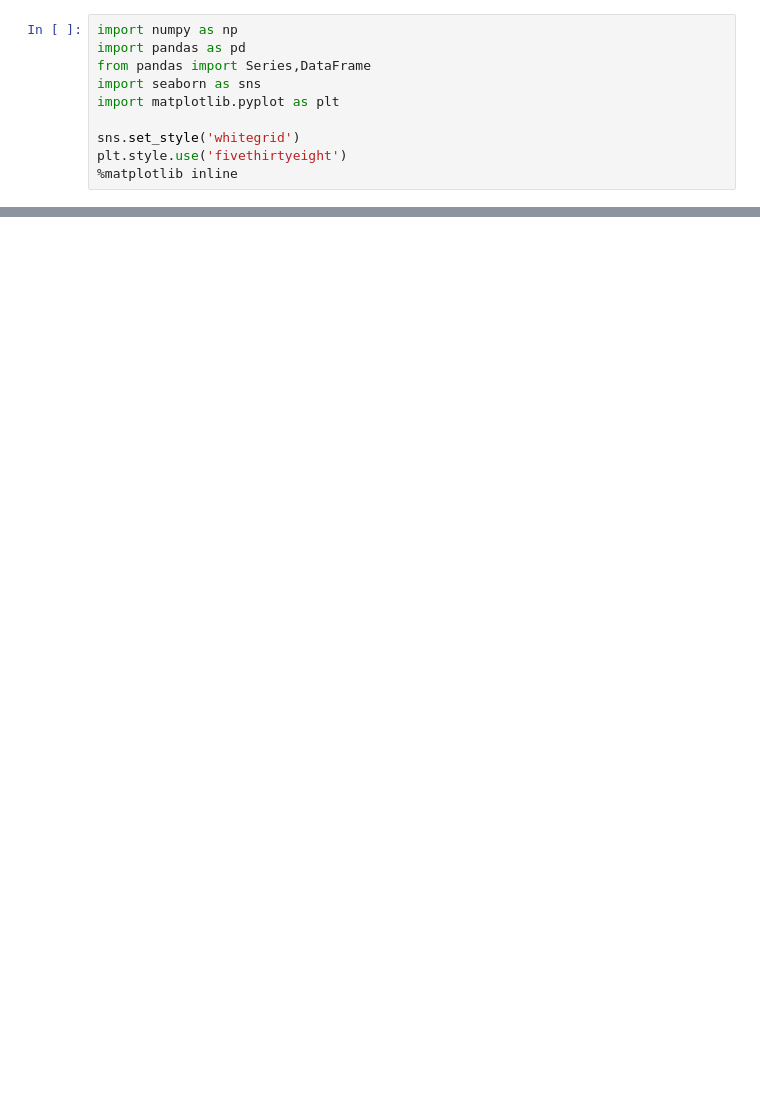
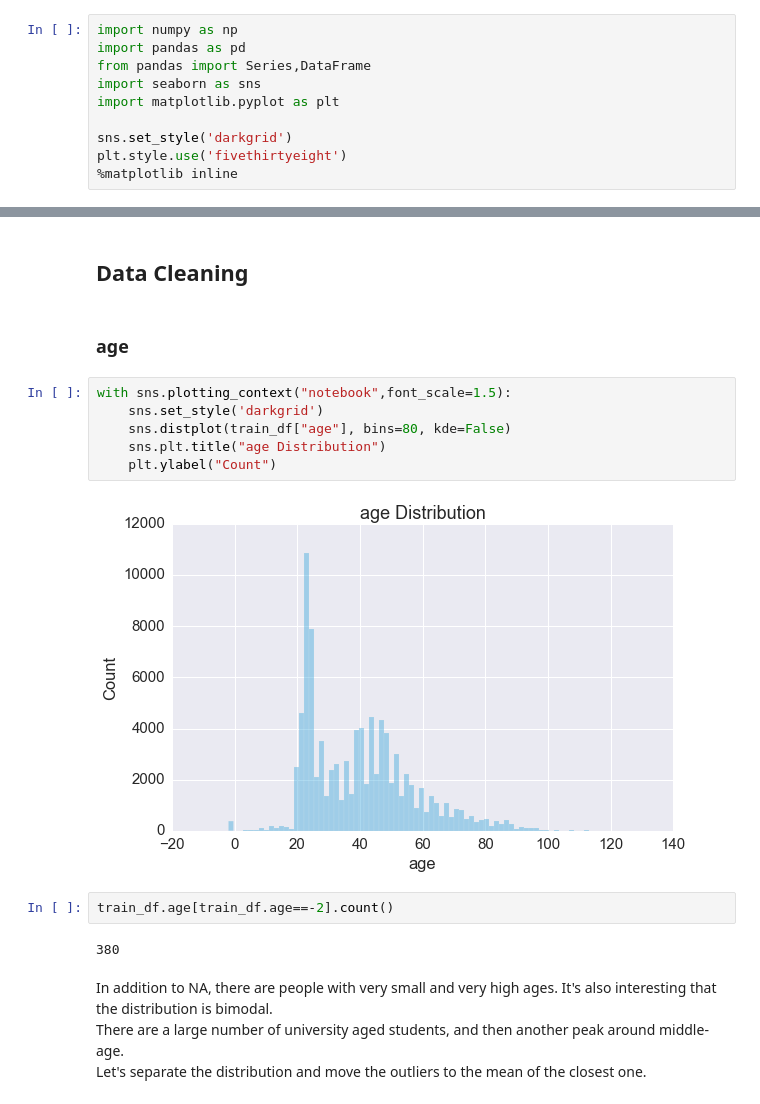
Before and after one commit to chn9hn/Santander, a Jupyter notebook: santander.ipynb, the cells around one changed output, grey strips where cells are left out. Drawn from its saved outputs; the diff is of its cells as text; blank space fills up the shorter version.

Commit message:
data cleaning

```diff
--- a/santander.ipynb
+++ b/santander.ipynb
@@ -5,6 +5,6 @@ from pandas import Series,DataFrame
 import seaborn as sns
 import matplotlib.pyplot as plt
 
-sns.set_style('whitegrid')
+sns.set_style('darkgrid')
 plt.style.use('fivethirtyeight')
 %matplotlib inline
@@ -47,0 +53,20 @@ train_df.head()
+# %% [markdown]
+## Data Cleaning
+# %% [markdown]
+### age
+# %%
+with sns.plotting_context("notebook",font_scale=1.5):
+    sns.set_style('darkgrid')
+    sns.distplot(train_df["age"], bins=80, kde=False)
+    sns.plt.title("age Distribution")
+    plt.ylabel("Count")
+# %% [output]
+[figure, added]
+# %%
+train_df.age[train_df.age==-2].count()
+# %% [output]
+380
+# %% [markdown]
+In addition to NA, there are people with very small and very high ages. It's also interesting that the distribution is bimodal.
+There are a large number of university aged students, and then another peak around middle-age.
+Let's separate the distribution and move the outliers to the mean of the closest one.
```
Also changed, not shown: parts of 71 cells of this notebook.
